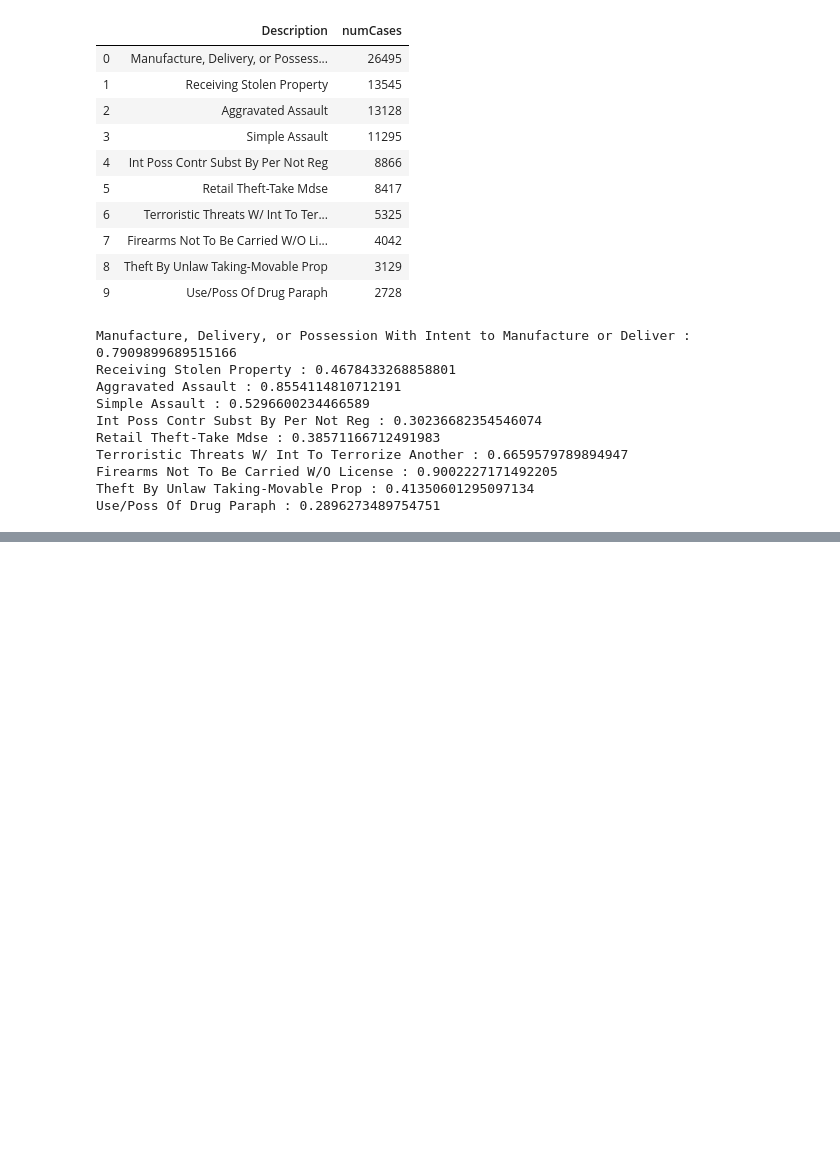
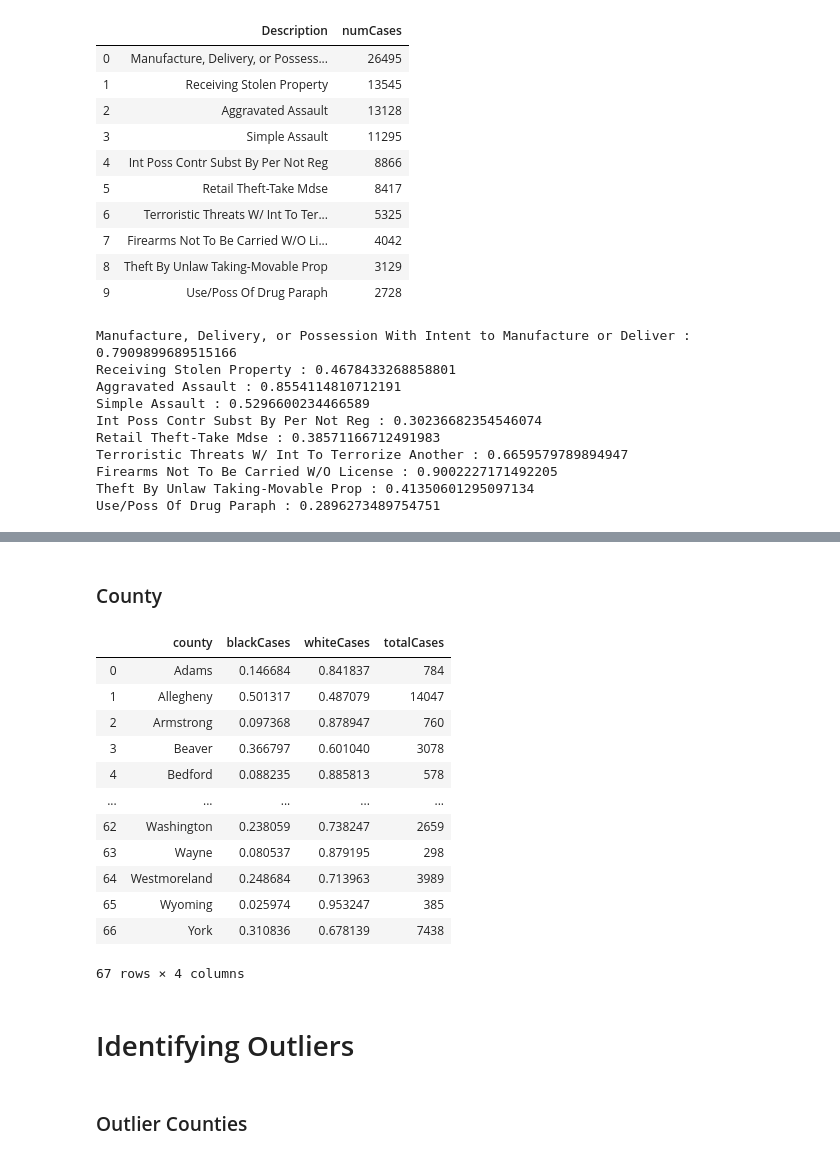
Before and after one commit to choprashweta/cashbail-pa, a Jupyter notebook: Bail Trends.ipynb, the cells around one changed output, grey strips where cells are left out. Cells and saved outputs as stored; diff of their text form; code cells hidden in the pictures; blank space fills up the shorter version.

```diff
--- a/Bail Trends.ipynb
+++ b/Bail Trends.ipynb
@@ -554,0 +761,5 @@ Use/Poss Of Drug Paraph : 0.2896273489754751
+# %%
+# Of all the monetary cases, 60% of them have white defendants and 37% have black defendants
+sub = df[df.BailType == 'Monetary']
+
+sub.DefendantRace.value_counts()/len(sub)
@@ -554,0 +776,38 @@ Use/Poss Of Drug Paraph : 0.2896273489754751
+# %% [markdown]
+### County
+# %%
+
+out = sub[sub.DefendantRace.isin(['Black','White'])].groupby(['county','DefendantRace'])['OTN'].count().reset_index()
+out = out.pivot(index='county',columns='DefendantRace', values='OTN').reset_index()
+out.columns.name = None
+out.columns = ['county','blackCases','whiteCases']
+
+
+
+totalCases = sub.county.value_counts().reset_index()
+totalCases.columns = ['county','totalCases']
+
+out = out.merge(totalCases, on ='county',how='left')
+
+out['blackCases']  = out.blackCases/out.totalCases
+out['whiteCases']  = out.whiteCases/out.totalCases
+# %%
+out
+# %% [output]
+|  | county | blackCases | whiteCases | totalCases |
+| 0 | Adams | 0.146684 | 0.841837 | 784 |
+| 1 | Allegheny | 0.501317 | 0.487079 | 14047 |
+| 2 | Armstrong | 0.097368 | 0.878947 | 760 |
+| 3 | Beaver | 0.366797 | 0.601040 | 3078 |
+| 4 | Bedford | 0.088235 | 0.885813 | 578 |
+| ... | ... | ... | ... | ... |
+| 62 | Washington | 0.238059 | 0.738247 | 2659 |
+| 63 | Wayne | 0.080537 | 0.879195 | 298 |
+| 64 | Westmoreland | 0.248684 | 0.713963 | 3989 |
+| 65 | Wyoming | 0.025974 | 0.953247 | 385 |
+| 66 | York | 0.310836 | 0.678139 | 7438 |
+67 rows × 4 columns
+# %% [markdown]
+# Identifying Outliers
+# %% [markdown]
+### Outlier Counties
```
Also changed, not shown: parts of 33 cells of this notebook.
